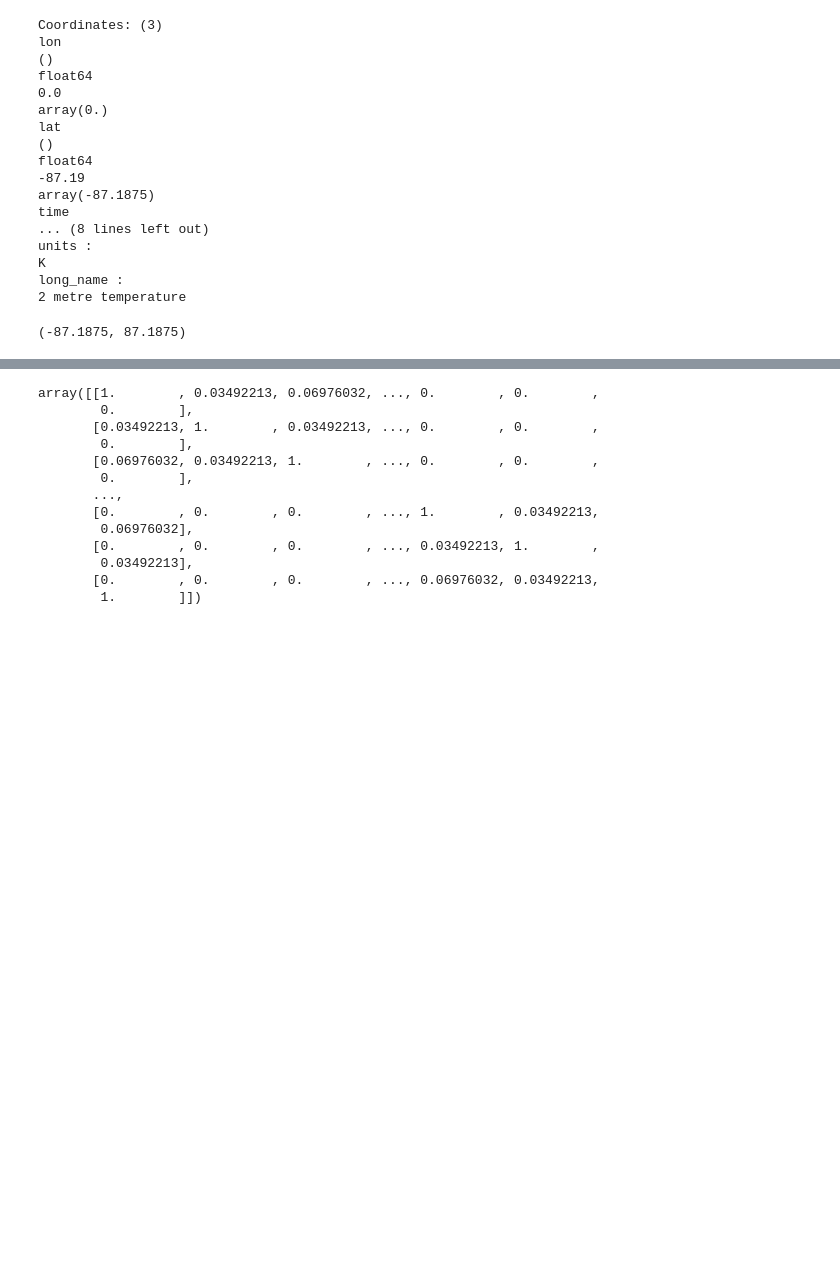
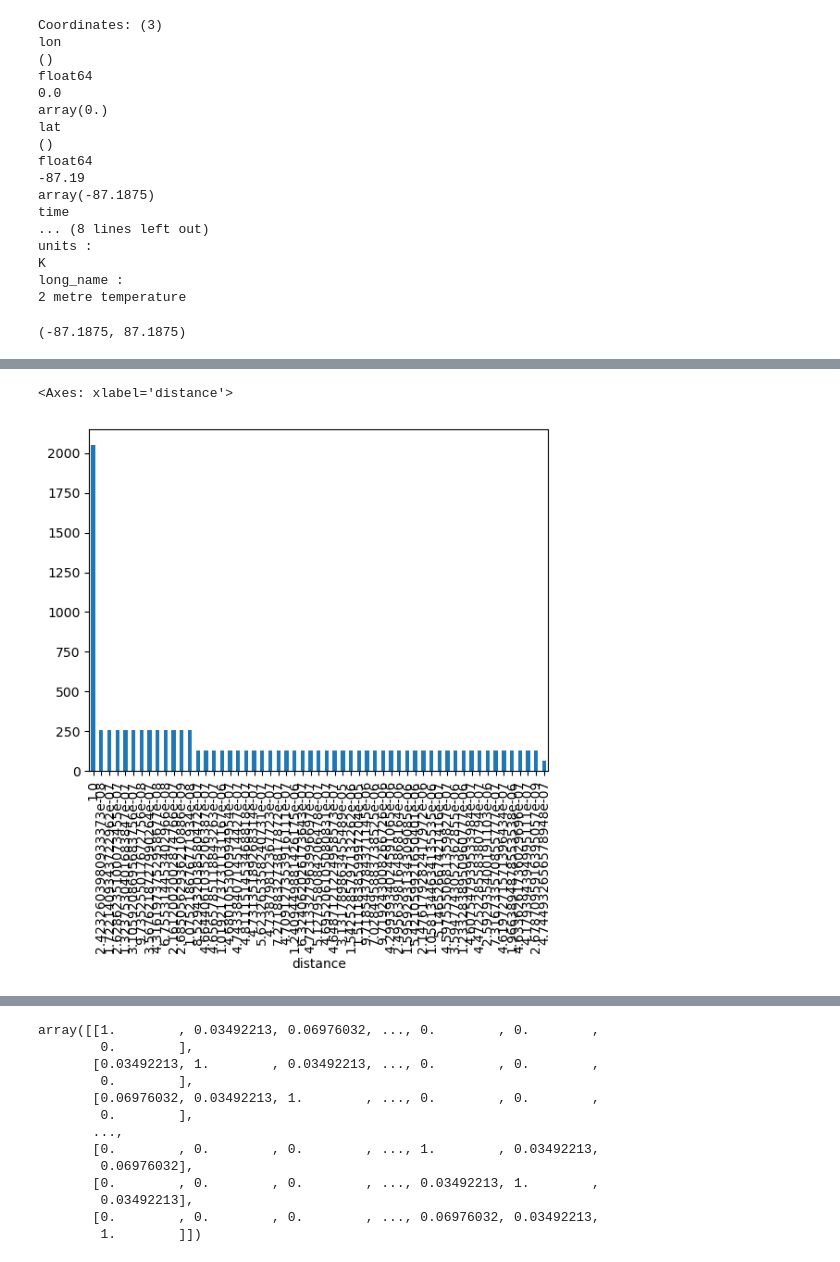
Before and after one commit to ArturasCH/WeatherPrediction, a Jupyter notebook: graph_creation.ipynb, the cells around one changed output, grey strips where cells are left out. Cells and saved outputs as stored; diff of their text form; code cells hidden in the pictures; blank space fills up the shorter version.

```diff
--- a/graph_creation.ipynb
+++ b/graph_creation.ipynb
@@ -226,0 +251,5 @@ normalized_distances = (adj_distances['distance'] - min) / (max - min)
+# %%
+max1 = 882408.2705029473
+max2 = 880322.510762166
+
+percentage = (max2 * 100) / max1
@@ -226,0 +275,14 @@ normalized_distances = (adj_distances['distance'] - min) / (max - min)
+# %%
+edge_frame = nx.to_pandas_edgelist(sphere_graph)
+dist = edge_frame['distance'].values
+inverted_dist = 1 / dist
+inverted_dist[inverted_dist == np.inf] = 1
+min, max = inverted_dist.min(), inverted_dist.max()
+normed_dist_weigts = (inverted_dist - min) / (max - min)
+
+second_min, norm_max = normed_dist_weigts[normed_dist_weigts != 0].min(), normed_dist_weigts.max()
+first_min = (percentage * second_min) / 100
+normed_dist_weigts[normed_dist_weigts == 0] = first_min
+normed_dist_weigts
+edge_frame['distance'] = normed_dist_weigts
+edge_frame
@@ -226,0 +303,5 @@ normalized_distances = (adj_distances['distance'] - min) / (max - min)
+# %%
+edge_frame['distance'].value_counts().plot.bar()
+# %% [output]
+<Axes: xlabel='distance'>
+[figure, added]
```
Also changed, not shown: parts of 20 cells of this notebook, 2 other files.
